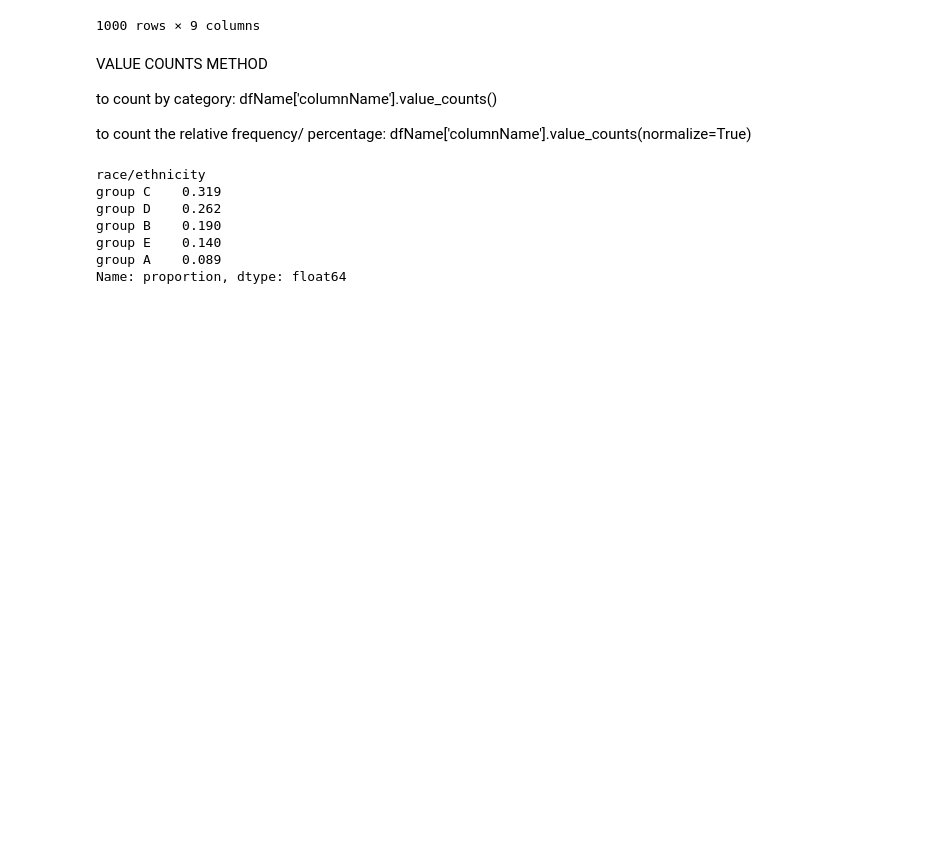
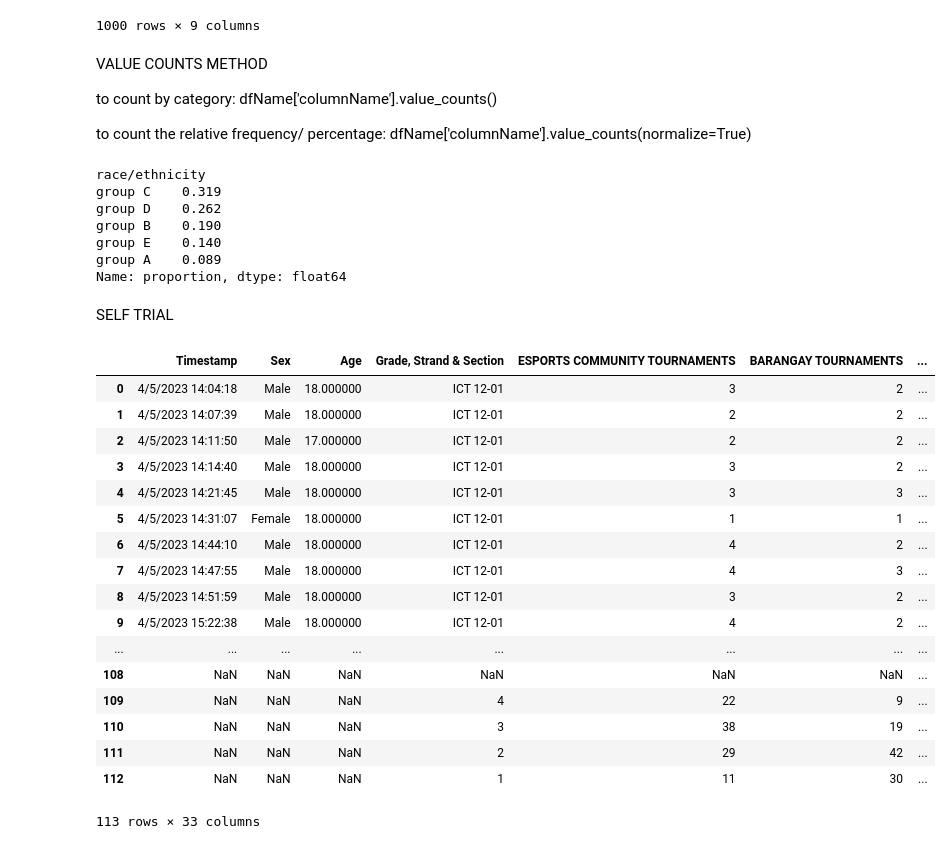
Before and after one commit to Alexander040105/self-learning-projects, a Jupyter notebook: csv_project/aral_pandas/trial.ipynb, the cells around one changed output. Cells and saved outputs as stored; diff of their text form; code cells hidden in the pictures; blank space fills up the shorter version.

Commit message:
marunong na ako magdrop ng columns bro

```diff
--- a/csv_project/aral_pandas/trial.ipynb
+++ b/csv_project/aral_pandas/trial.ipynb
@@ -344,3 +344,30 @@ group B    0.190
 group E    0.140
 group A    0.089
 Name: proportion, dtype: float64
+# %% [markdown]
+SELF TRIAL
+# %%
+import pandas as pd
+csv_file = pd.read_csv('python_csv\\tallying_research.csv')
+
+pd.set_option('display.max_rows', 113)
+csv_file
+# %% [output]
+|  | Timestamp | Sex | Age | Grade, Strand & Section | ESPORTS COMMUNITY TOURNAMENTS | BARANGAY TOURNAMENTS | ... |
+| 0 | 4/5/2023 14:04:18 | Male | 18.000000 | ICT 12-01 | 3 | 2 | ... |
+| 1 | 4/5/2023 14:07:39 | Male | 18.000000 | ICT 12-01 | 2 | 2 | ... |
+| 2 | 4/5/2023 14:11:50 | Male | 17.000000 | ICT 12-01 | 2 | 2 | ... |
+| 3 | 4/5/2023 14:14:40 | Male | 18.000000 | ICT 12-01 | 3 | 2 | ... |
+| 4 | 4/5/2023 14:21:45 | Male | 18.000000 | ICT 12-01 | 3 | 3 | ... |
+| 5 | 4/5/2023 14:31:07 | Female | 18.000000 | ICT 12-01 | 1 | 1 | ... |
+| 6 | 4/5/2023 14:44:10 | Male | 18.000000 | ICT 12-01 | 4 | 2 | ... |
+| 7 | 4/5/2023 14:47:55 | Male | 18.000000 | ICT 12-01 | 4 | 3 | ... |
+| 8 | 4/5/2023 14:51:59 | Male | 18.000000 | ICT 12-01 | 3 | 2 | ... |
+| 9 | 4/5/2023 15:22:38 | Male | 18.000000 | ICT 12-01 | 4 | 2 | ... |
+| ... | ... | ... | ... | ... | ... | ... | ... |
+| 108 | NaN | NaN | NaN | NaN | NaN | NaN | ... |
+| 109 | NaN | NaN | NaN | 4 | 22 | 9 | ... |
+| 110 | NaN | NaN | NaN | 3 | 38 | 19 | ... |
+| 111 | NaN | NaN | NaN | 2 | 29 | 42 | ... |
+| 112 | NaN | NaN | NaN | 1 | 11 | 30 | ... |
+113 rows × 33 columns
```
Also changed, not shown: parts of 2 cells of this notebook, 1 other file.
